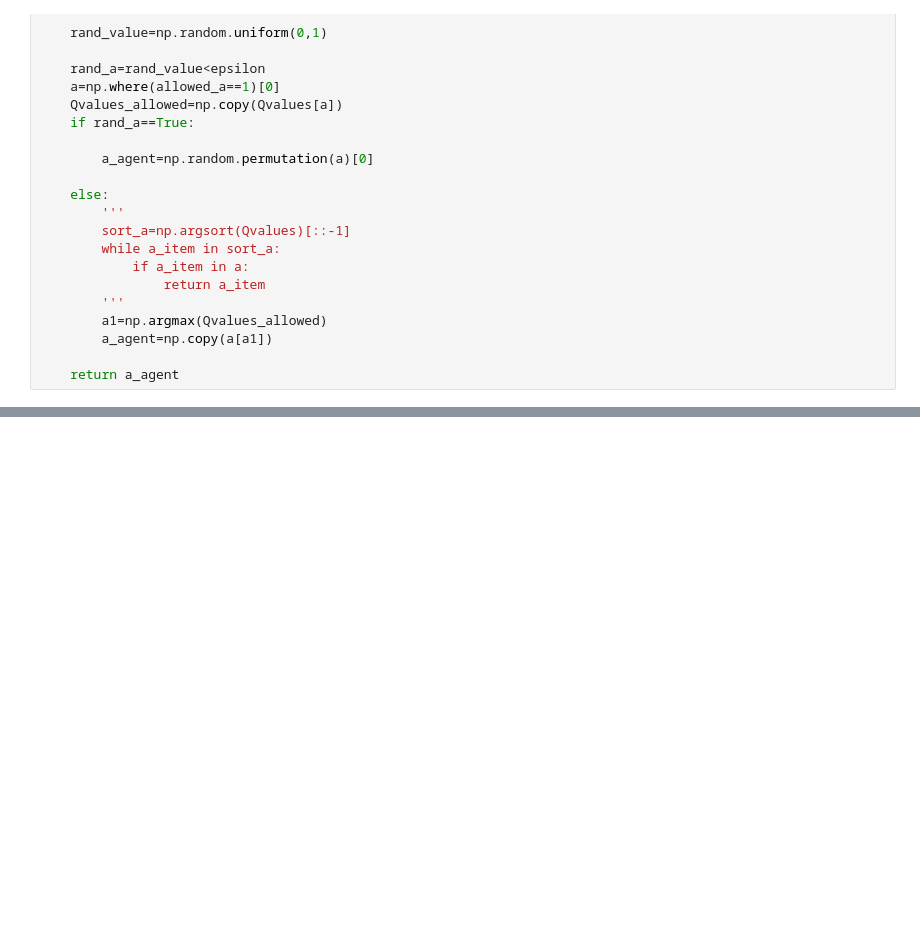
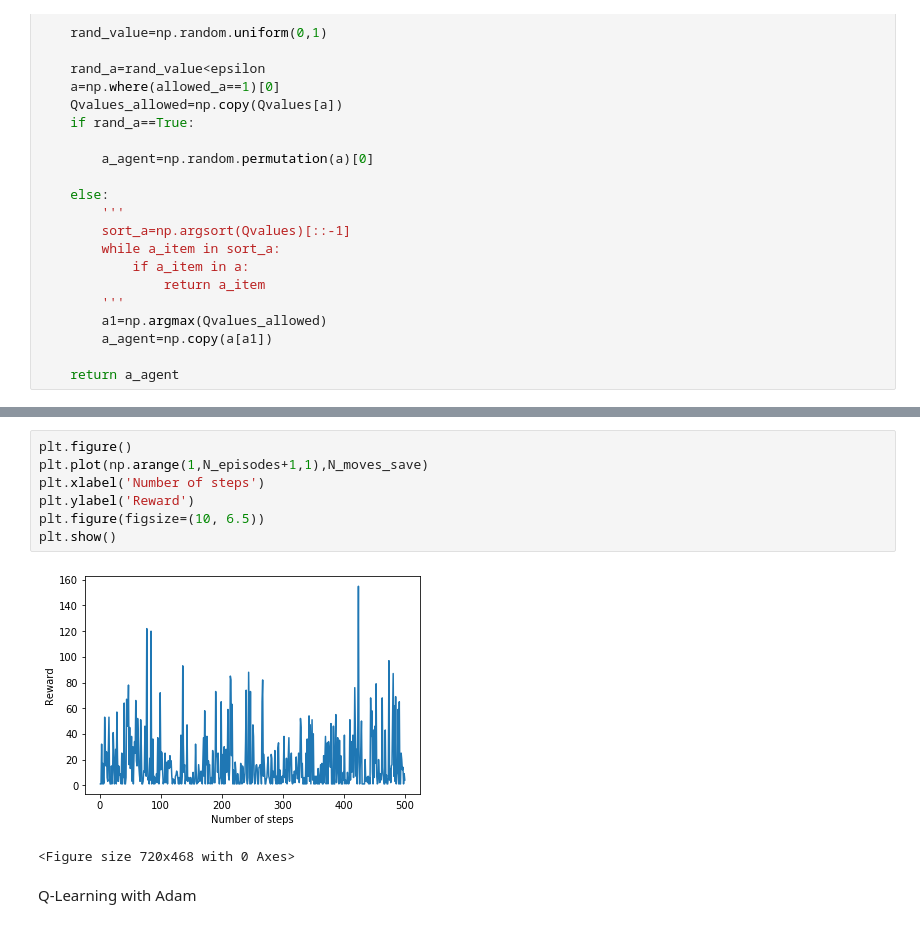
Before and after one commit to WZishan/Intro_RL_chessAssignment, a Jupyter notebook: Assignment3.27.ipynb, the cells around one changed output, grey strips where cells are left out. Drawn from its saved outputs; the diff is of its cells as text; blank space fills up the shorter version.

```diff
--- a/Assignment3.27.ipynb
+++ b/Assignment3.27.ipynb
@@ -688,0 +768,12 @@ print(np.mean(N_moves_save),np.mean(R_save))
+# %%
+plt.figure()
+plt.plot(np.arange(1,N_episodes+1,1),N_moves_save)
+plt.xlabel('Number of steps')
+plt.ylabel('Reward')
+plt.figure(figsize=(10, 6.5))
+plt.show()
+# %% [output]
+[figure, added]
+<Figure size 720x468 with 0 Axes>
+# %% [markdown]
+Q-Learning with Adam
```
Also changed, not shown: parts of 25 cells of this notebook.
